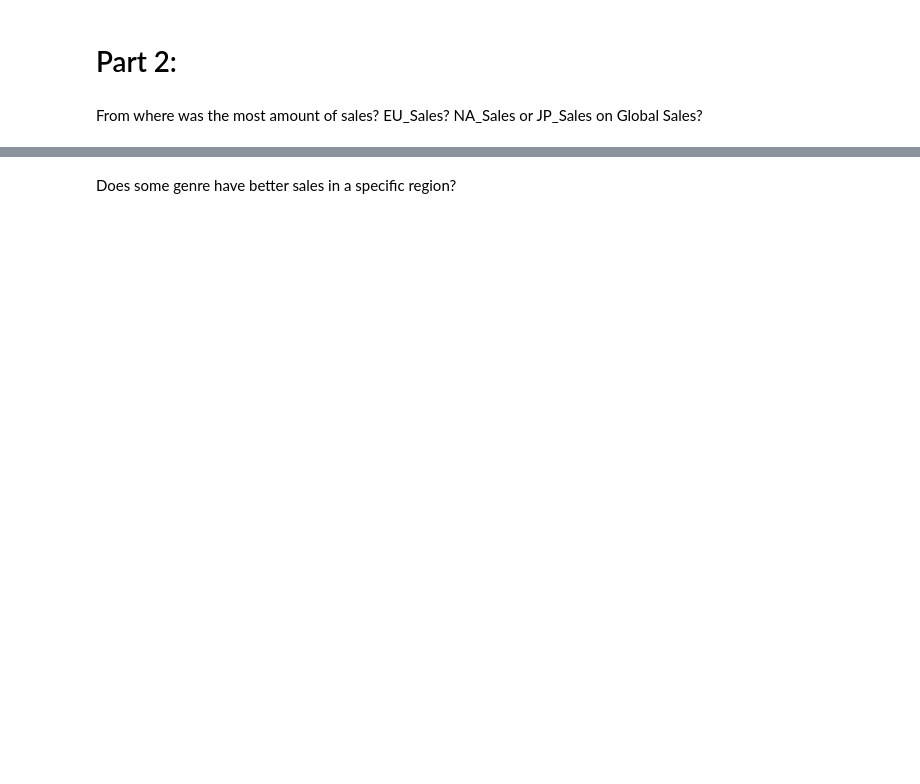
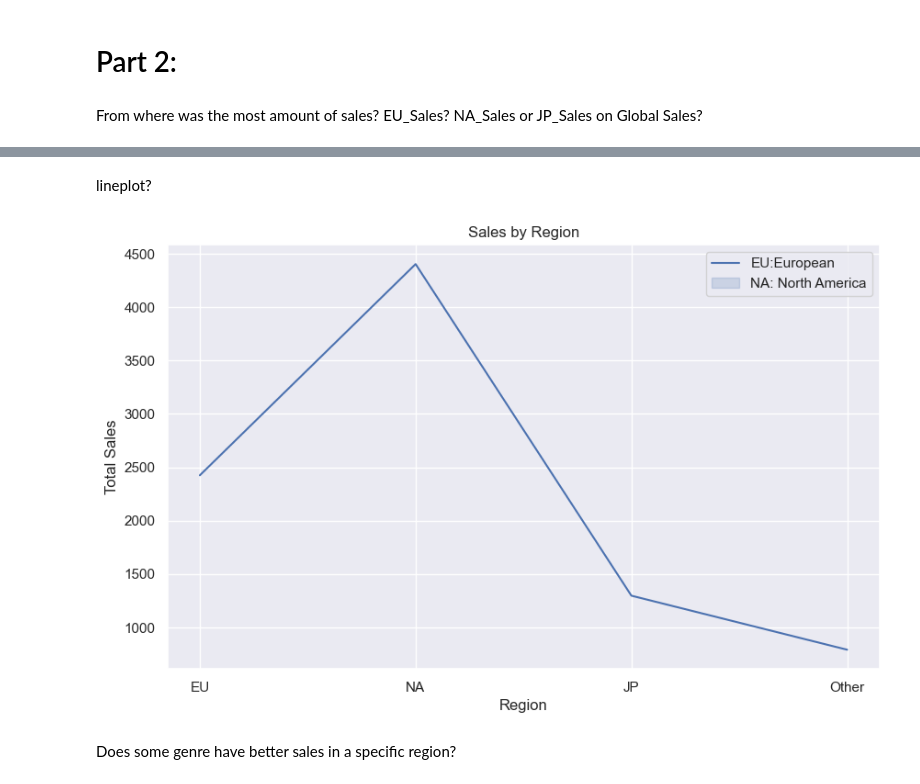
Before and after one commit to Sba23037/CristinaPriolo_DVizHDip_CA1, a Jupyter notebook: CristinaPriolo_DVizHDip_CA1.ipynb, the cells around one changed output, grey strips where cells are left out. Cells and saved outputs as stored; diff of their text form; code cells hidden in the pictures; blank space fills up the shorter version.

```diff
--- a/CristinaPriolo_DVizHDip_CA1.ipynb
+++ b/CristinaPriolo_DVizHDip_CA1.ipynb
@@ -637,2 +670,14 @@ lineplot?
+# %% [markdown]
+lineplot?
+# %%
+plt.figure(figsize=(10, 6))
+sns.lineplot(data=sales_data, x='Region', y='Total Sales')
+plt.xlabel('Region')
+plt.ylabel('Total Sales')
+plt.title("Sales by Region")
+plt.legend(labels=['EU:European','NA: North America', 'JP:Japan',"other: Other Countries not included before"], loc='upper right')
+plt.show()
+# %% [output]
+[figure, added]
 # %% [markdown]
 Does some genre have better sales in a specific region?
```
Also changed, not shown: parts of 47 cells of this notebook.
